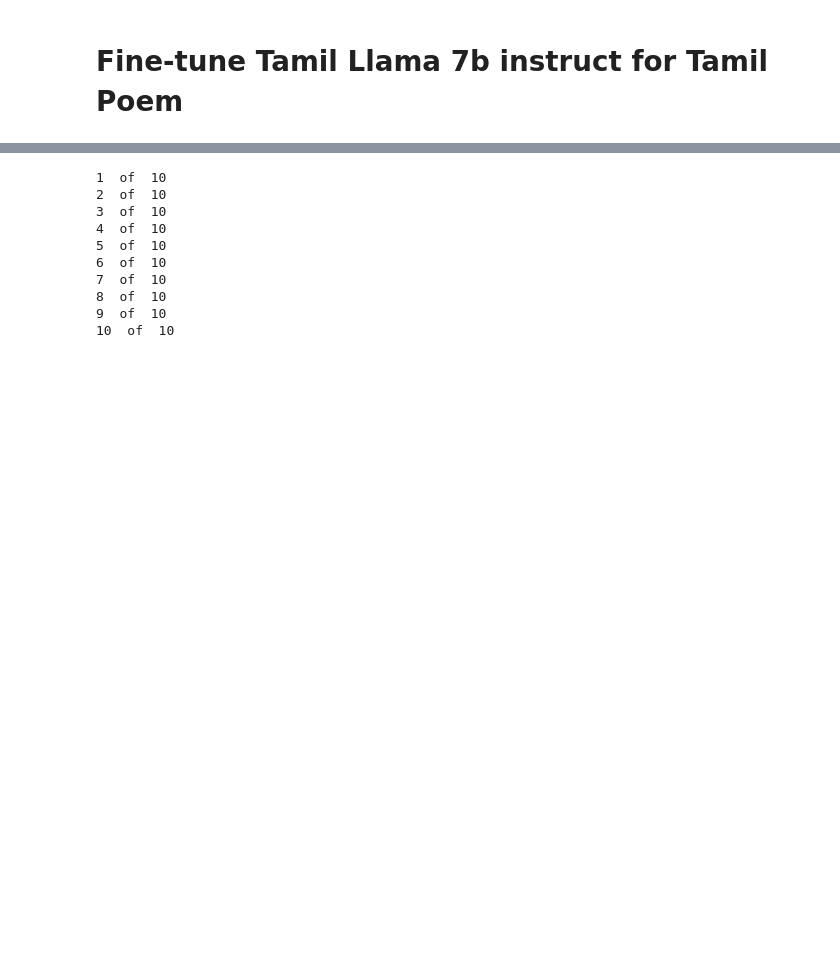
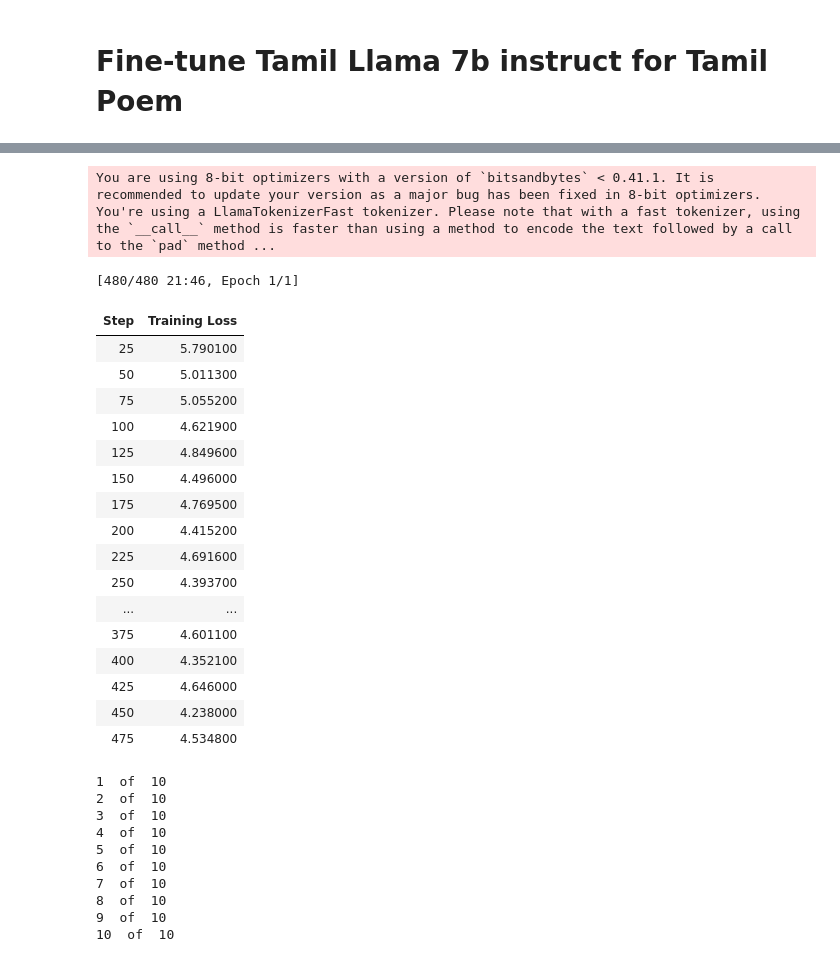
Before and after one commit to kodebot/classical_tamil_llm, a Jupyter notebook: Fine_tune_Tamil_LLaMA_7b_instruct_for_Tamil_Poem_v0.1.ipynb, the cells around one changed output, grey strips where cells are left out. Saved outputs shown, nothing was run; the diff lists cells and outputs as text; code cells hidden in the pictures; blank space fills up the shorter version.

```diff
--- a/Fine_tune_Tamil_LLaMA_7b_instruct_for_Tamil_Poem_v0.1.ipynb
+++ b/Fine_tune_Tamil_LLaMA_7b_instruct_for_Tamil_Poem_v0.1.ipynb
@@ -27,7 +27,7 @@ model_name = "abhinand/tamil-llama-7b-instruct-v0.2"
 dataset_names = [
     "kodebot/Thirukural_tamil_with_meaning",
     "kodebot/Agananuru_Tamil_with_meaning",
-    "kodebot/Purananuru_tamil_with_meaning"
+    "kodebot/Purananuru_Tamil_with_meaning"
 ]
 
 # Fine-tuned model name
@@ -245,3 +194,64 @@ You're using a LlamaTokenizerFast tokenizer. Please note that with a fast tokeni
+# %%
+
+# Set training parameters
+training_arguments = TrainingArguments(
+    output_dir=output_dir,
+    num_train_epochs=num_train_epochs,
+    per_device_train_batch_size=per_device_train_batch_size,
+    gradient_accumulation_steps=gradient_accumulation_steps,
+    optim=optim,
+    save_steps=save_steps,
+    logging_steps=logging_steps,
+    learning_rate=learning_rate,
+    weight_decay=weight_decay,
+    fp16=fp16,
+    bf16=False,
+    max_grad_norm=max_grad_norm,
+    max_steps=max_steps,
+    warmup_ratio=warmup_ratio,
+    group_by_length=group_by_length,
+    lr_scheduler_type=lr_scheduler_type,
+    report_to="tensorboard"
+)
+
+# Set supervised fine-tuning parameters
+trainer = SFTTrainer(
+    model=model,
+    train_dataset=dataset_train,
+    peft_config=peft_config,
+    dataset_text_field="text",
+    max_seq_length=max_seq_length,
+    tokenizer=tokenizer,
+    args=training_arguments,
+    packing=packing,
+)
+
+# Train model
+trainer.train()
+
+# Save trained model
+trainer.model.save_pretrained(new_model)
+# %% [output]
+You are using 8-bit optimizers with a version of `bitsandbytes` < 0.41.1. It is recommended to update your version as a major bug has been fixed in 8-bit optimizers.
+You're using a LlamaTokenizerFast tokenizer. Please note that with a fast tokenizer, using the `__call__` method is faster than using a method to encode the text followed by a call to the `pad` method ...
+[480/480 21:46, Epoch 1/1]
+| Step | Training Loss |
+| 25 | 5.790100 |
+| 50 | 5.011300 |
+| 75 | 5.055200 |
+| 100 | 4.621900 |
+| 125 | 4.849600 |
+| 150 | 4.496000 |
+| 175 | 4.769500 |
+| 200 | 4.415200 |
+| 225 | 4.691600 |
+| 250 | 4.393700 |
+| ... | ... |
+| 375 | 4.601100 |
+| 400 | 4.352100 |
+| 425 | 4.646000 |
+| 450 | 4.238000 |
+| 475 | 4.534800 |
 # %%
 # Ignore warnings
 logging.set_verbosity(logging.CRITICAL)
```
Also changed, not shown: parts of 9 cells of this notebook.
